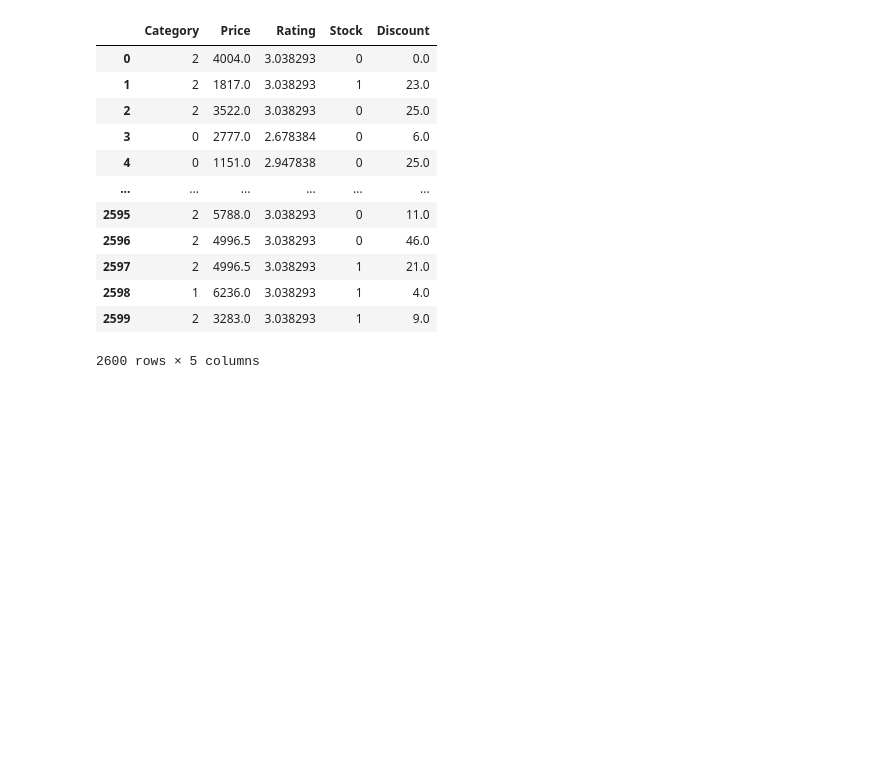
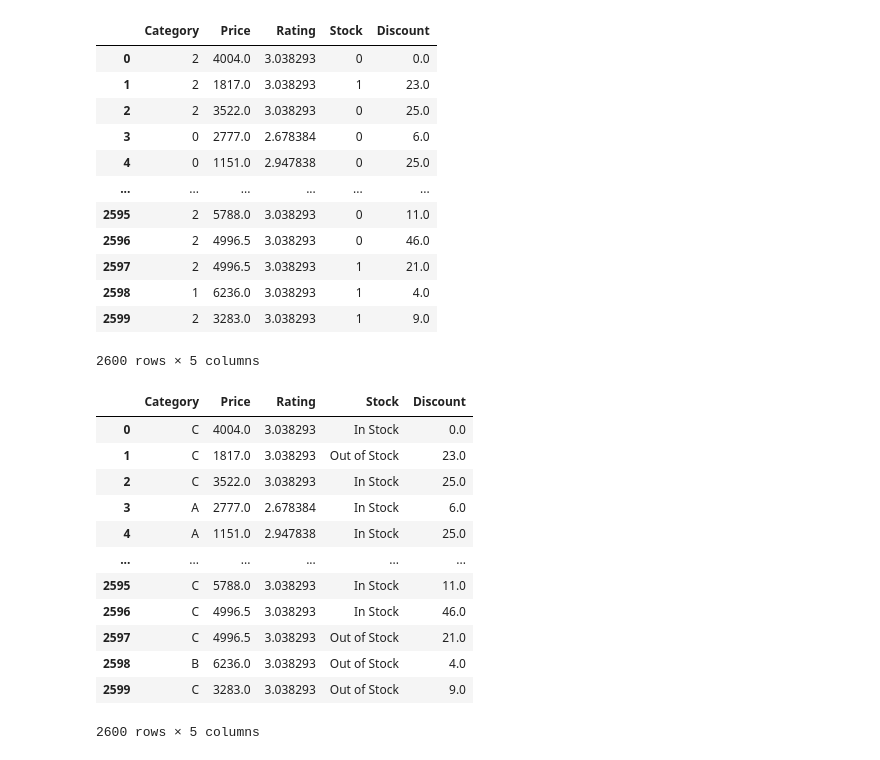
Before and after one commit to Jishnu-12/Data-analytics, a Jupyter notebook: EDA/EDA-part2/Encoding-practice3.ipynb, the cells around one changed output. Cells and saved outputs as stored; diff of their text form; code cells hidden in the pictures; blank space fills up the shorter version.

```diff
--- a/EDA/EDA-part2/Encoding-practice3.ipynb
+++ b/EDA/EDA-part2/Encoding-practice3.ipynb
@@ -188,3 +187,19 @@ df2
 | 2598 | 1 | 6236.0 | 3.038293 | 1 | 4.0 |
 | 2599 | 2 | 3283.0 | 3.038293 | 1 | 9.0 |
 2600 rows × 5 columns
+# %%
+df
+# %% [output]
+|  | Category | Price | Rating | Stock | Discount |
+| 0 | C | 4004.0 | 3.038293 | In Stock | 0.0 |
+| 1 | C | 1817.0 | 3.038293 | Out of Stock | 23.0 |
+| 2 | C | 3522.0 | 3.038293 | In Stock | 25.0 |
+| 3 | A | 2777.0 | 2.678384 | In Stock | 6.0 |
+| 4 | A | 1151.0 | 2.947838 | In Stock | 25.0 |
+| ... | ... | ... | ... | ... | ... |
+| 2595 | C | 5788.0 | 3.038293 | In Stock | 11.0 |
+| 2596 | C | 4996.5 | 3.038293 | In Stock | 46.0 |
+| 2597 | C | 4996.5 | 3.038293 | Out of Stock | 21.0 |
+| 2598 | B | 6236.0 | 3.038293 | Out of Stock | 4.0 |
+| 2599 | C | 3283.0 | 3.038293 | Out of Stock | 9.0 |
+2600 rows × 5 columns
```
Also changed, not shown: parts of 3 cells of this notebook, 4 other files.
